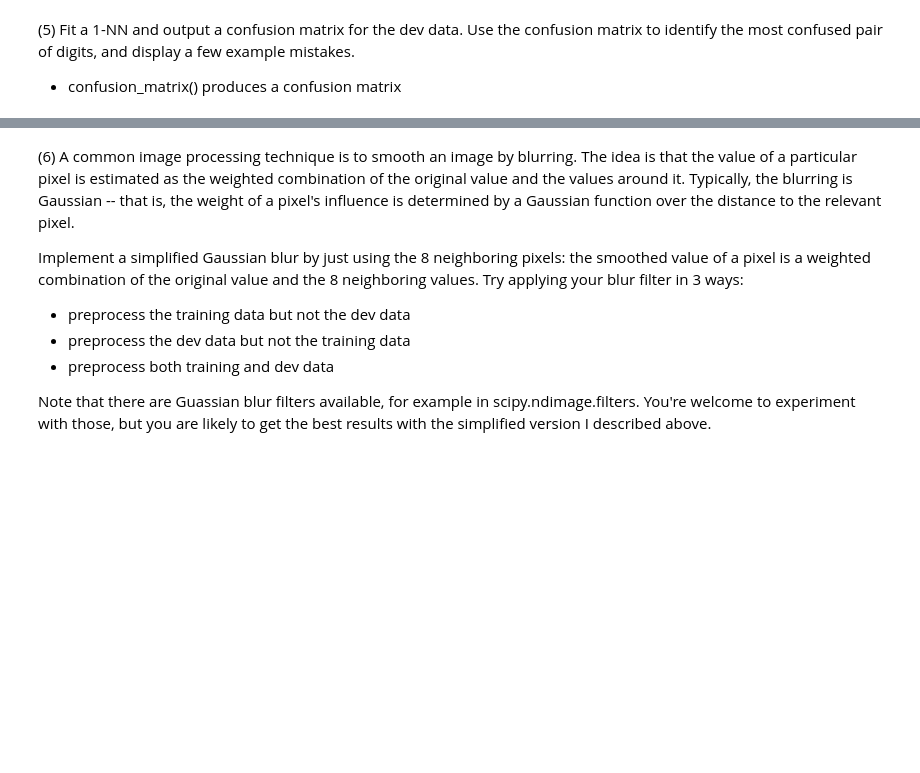
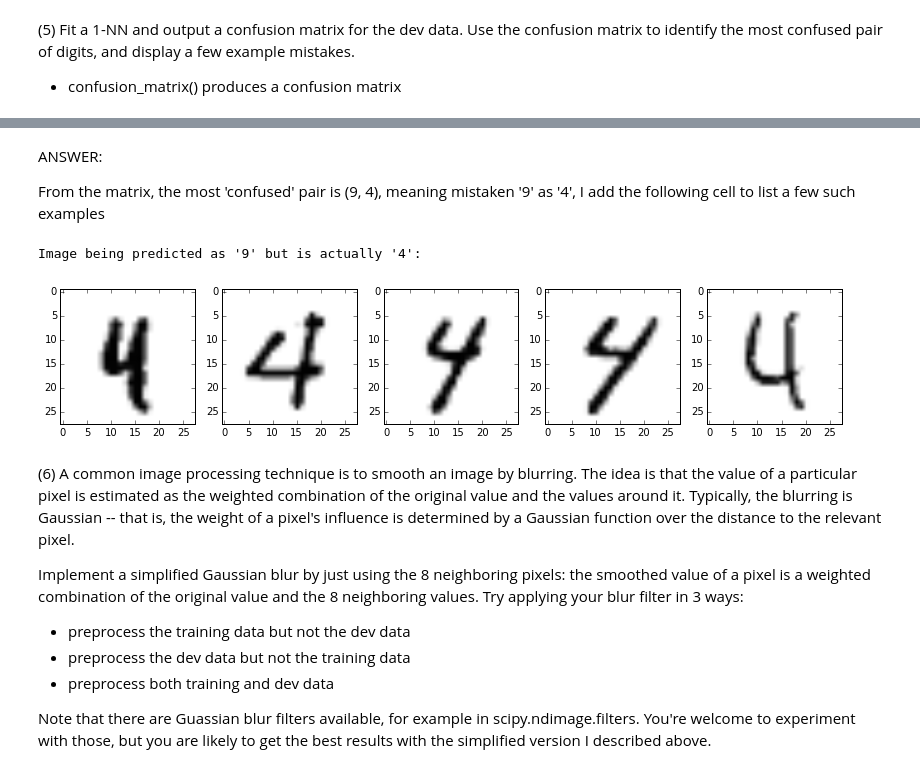
Before and after one commit to wangmids/w205copy, a Jupyter notebook: alan_wang_p1.ipynb, the cells around one changed output, grey strips where cells are left out. Saved outputs shown, nothing was run; the diff lists cells and outputs as text; code cells hidden in the pictures; blank space fills up the shorter version.

```diff
--- a/alan_wang_p1.ipynb
+++ b/alan_wang_p1.ipynb
@@ -308,3 +335,40 @@ Afterwards, I got [0.99, 0.99, 0.99] which makes much more sense.
+# %% [markdown]
+ANSWER:
+
+From the matrix, the most 'confused' pair is (9, 4), meaning mistaken '9' as '4',  I add the following cell to list a few such
+examples
+# %%
+num_egs = 5
+idx = 0
+egs = []
+
+clf = KNeighborsClassifier(1)
+clf.fit(mini_train_data, mini_train_labels)
+
+dev_pred = clf.predict(dev_data)
+for i in range(len(dev_labels)):
+    if(idx==num_egs):
+        break
+    if((dev_labels[i] == 4.0) & (dev_pred[i]== 9.0)):
+        egs.append(i)
+        idx += 1
+
+print "\nImage being predicted as '9' but is actually '4':\n"
+fig_size = plt.rcParams["figure.figsize"]
+
+# Set figure width to 12 and height to 9
+fig_size[0] = 14
+fig_size[1] = 14
+plt.rcParams["figure.figsize"] = fig_size
+plt.close('all')
+plt.rc('lines', c='w')
+for i in range(num_egs):
+    # Get current size
+    plt.subplot(1, num_egs, i)
+    plt.imshow(dev_data[egs[i]].reshape(28,28), cmap = 'Greys')
+# %% [output]
+Image being predicted as '9' but is actually '4':
+[figure, added]
 # %% [markdown]
 (6) A common image processing technique is to smooth an image by blurring. The idea is that the value of a particular pixel is estimated as the weighted combination of the original value and the values around it. Typically, the blurring is Gaussian -- that is, the weight of a pixel's influence is determined by a Gaussian function over the distance to the relevant pixel.
 
```
Also changed, not shown: parts of 15 cells of this notebook.
